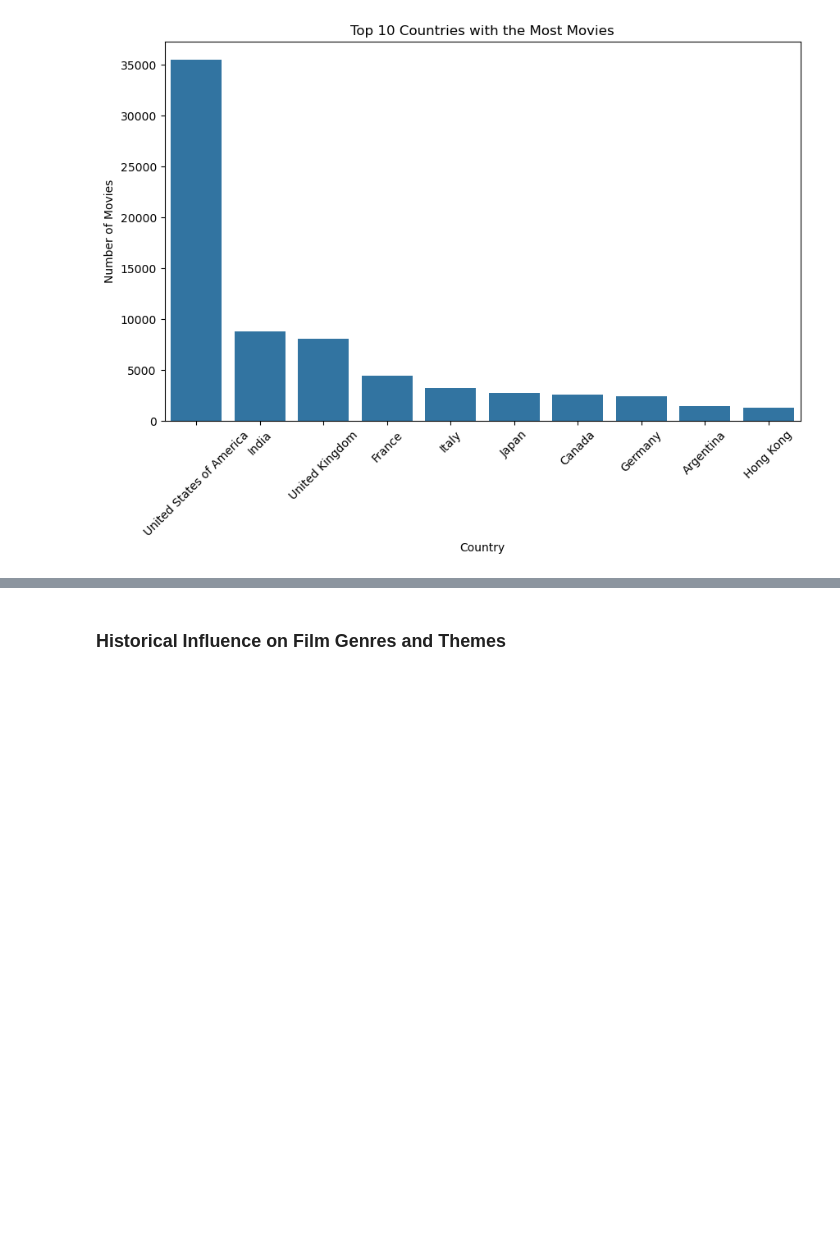
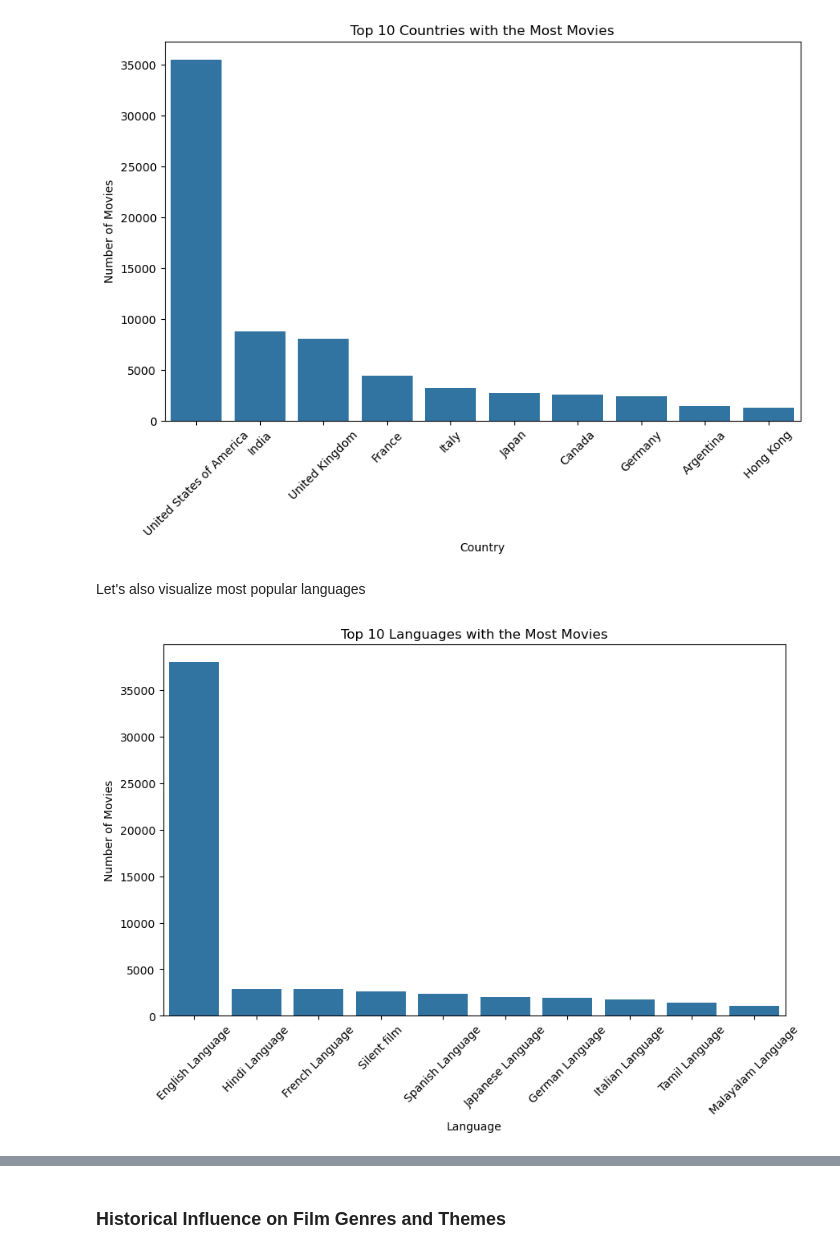
Before and after one commit to epfl-ada/ada-2024-project-semex24, a Jupyter notebook: results.ipynb, the cells around one changed output, grey strips where cells are left out. Drawn from its saved outputs; the diff is of its cells as text; code cells hidden in the pictures; blank space fills up the shorter version.

Commit message:
graphs eda

```diff
--- a/results.ipynb
+++ b/results.ipynb
@@ -113,3 +113,9 @@ Features in our cleaned dataset:
 plot_top_10_countries(movies_df)
 # %% [output]
 [figure]
+# %% [markdown]
+Let's also visualize most popular languages
+# %%
+plot_popular_languages(movies_df)
+# %% [output]
+[figure, added]
```
Also changed, not shown: parts of 7 cells of this notebook.
